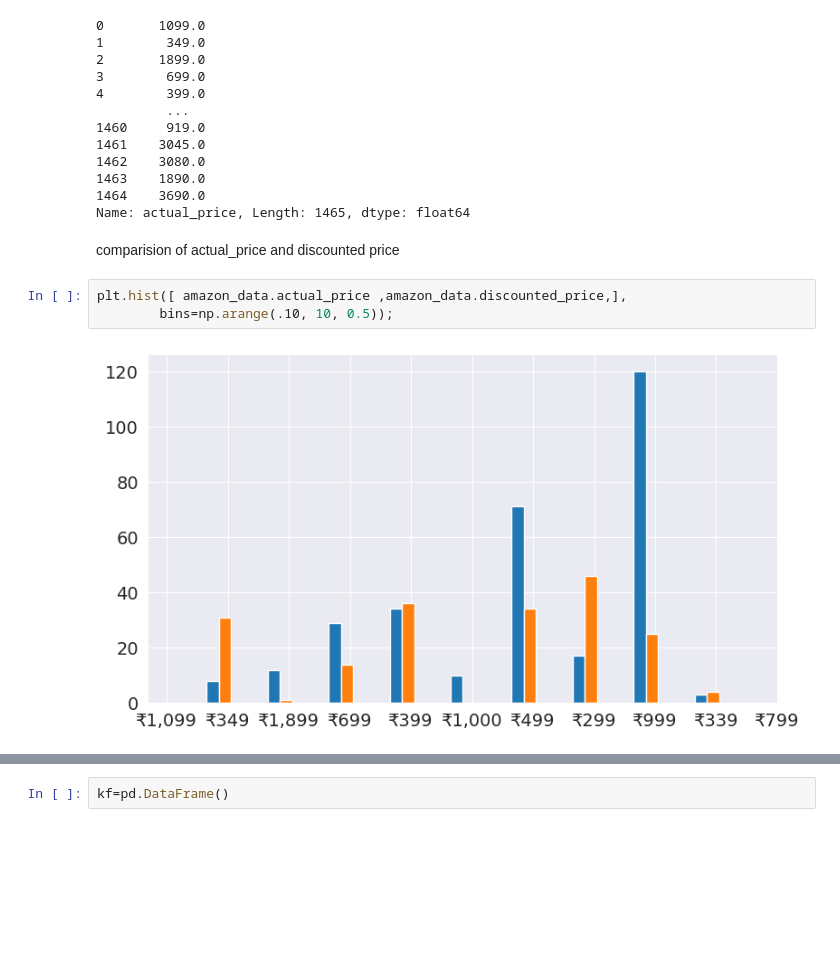
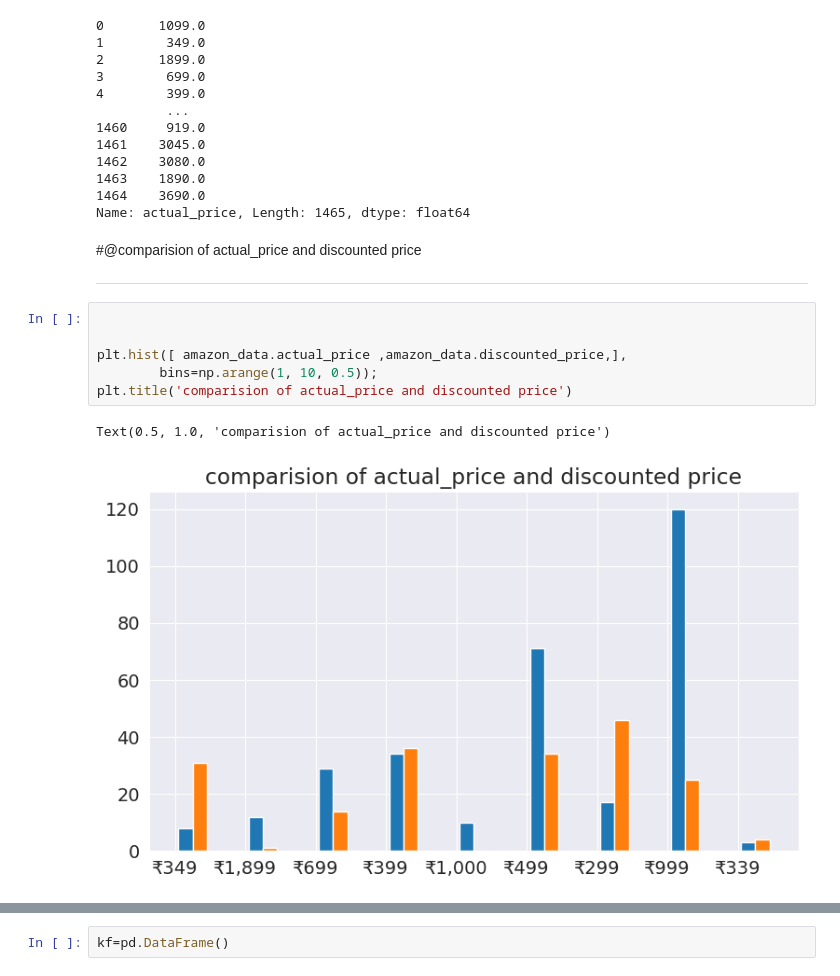
Before and after one commit to AnmolRajpoot25/FINAL_PROJECT, a Jupyter notebook: Untitled0.ipynb, the cells around one changed output, grey strips where cells are left out. Drawn from its saved outputs; the diff is of its cells as text; blank space fills up the shorter version.

```diff
--- a/Untitled0.ipynb
+++ b/Untitled0.ipynb
@@ -339,12 +339,18 @@ df.actual_price
 1464    3690.0
 Name: actual_price, Length: 1465, dtype: float64
 # %% [markdown]
-comparision of actual_price and discounted price
+#@comparision of actual_price and discounted price
+
+---
 # %%
+
+
 plt.hist([ amazon_data.actual_price ,amazon_data.discounted_price,],
-        bins=np.arange(.10, 10, 0.5));
+        bins=np.arange(1, 10, 0.5));
+plt.title('comparision of actual_price and discounted price')
 # %% [output]
+Text(0.5, 1.0, 'comparision of actual_price and discounted price')
-[figure, old version]
+[figure, new version]
 # %%
 plt.plot(amazon_data.actual_price, amazon_data.discounted_price )
 sns.scatterplot(x=amazon_data.actual_price ,
```
Also changed, not shown: parts of 45 cells of this notebook.
